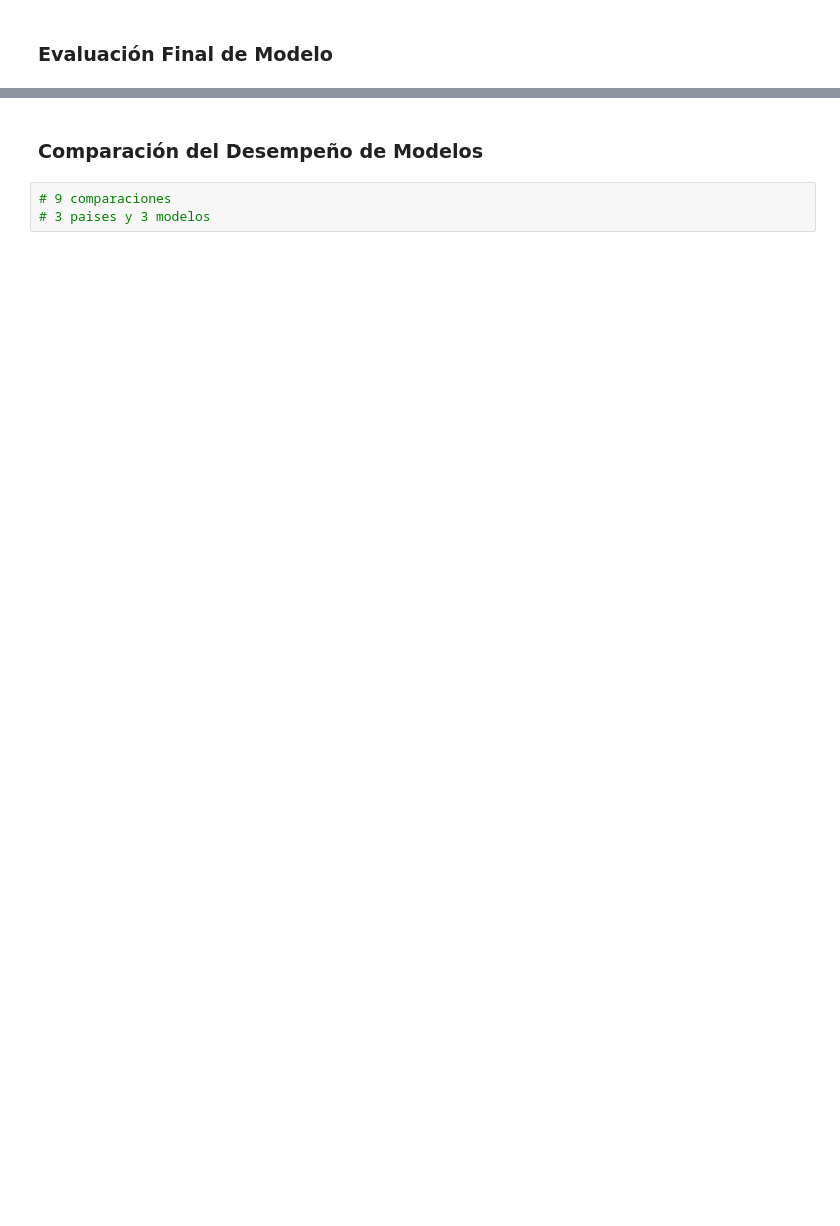
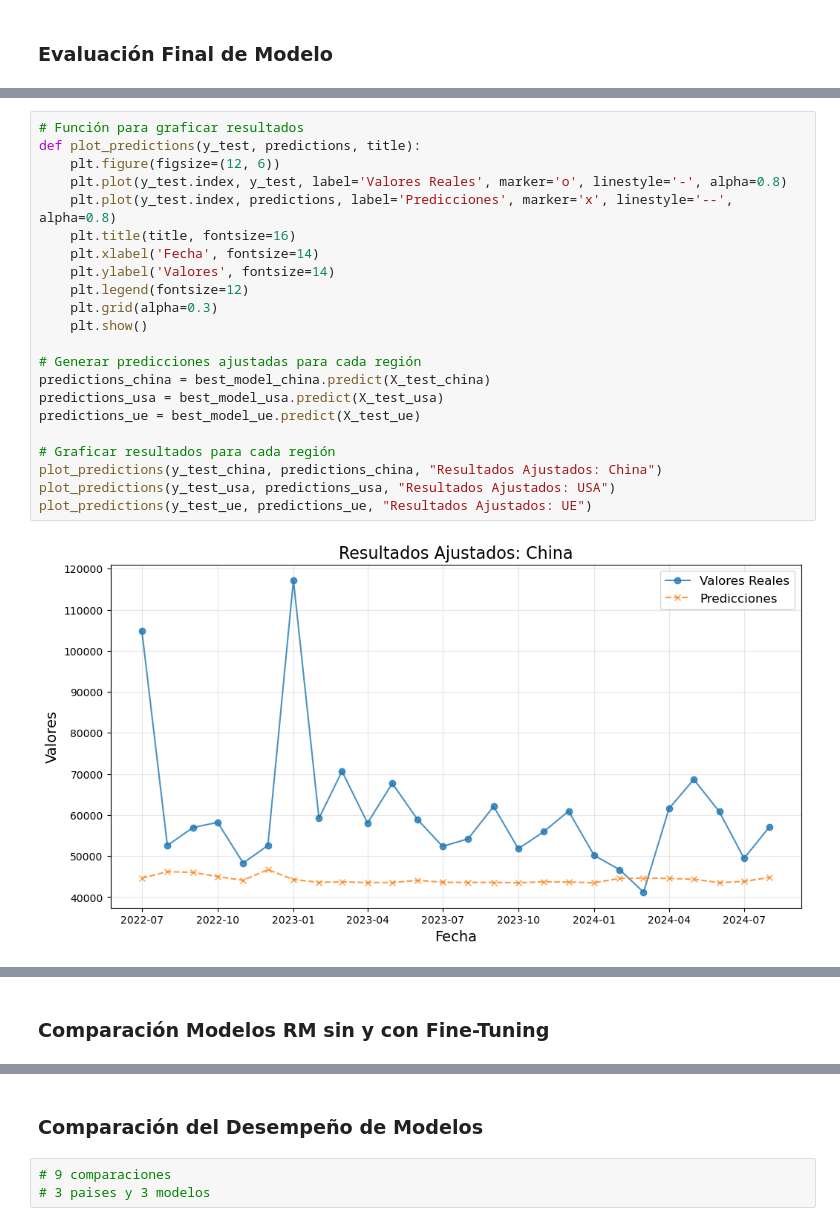
Before and after one commit to huambra/Predicting-Shrimp-Exports, a Jupyter notebook: Sarima.ipynb, the cells around one changed output, grey strips where cells are left out. Drawn from its saved outputs; the diff is of its cells as text; blank space fills up the shorter version.

```diff
--- a/Sarima.ipynb
+++ b/Sarima.ipynb
@@ -160,0 +344,24 @@ aqui hay que hacer hasta dividir los 3 datasets por pais listos para que se pued
+# %%
+# Función para graficar resultados
+def plot_predictions(y_test, predictions, title):
+    plt.figure(figsize=(12, 6))
+    plt.plot(y_test.index, y_test, label='Valores Reales', marker='o', linestyle='-', alpha=0.8)
+    plt.plot(y_test.index, predictions, label='Predicciones', marker='x', linestyle='--', alpha=0.8)
+    plt.title(title, fontsize=16)
+    plt.xlabel('Fecha', fontsize=14)
+    plt.ylabel('Valores', fontsize=14)
+    plt.legend(fontsize=12)
+    plt.grid(alpha=0.3)
+    plt.show()
+
+# Generar predicciones ajustadas para cada región
+predictions_china = best_model_china.predict(X_test_china)
+predictions_usa = best_model_usa.predict(X_test_usa)
+predictions_ue = best_model_ue.predict(X_test_ue)
+
+# Graficar resultados para cada región
+plot_predictions(y_test_china, predictions_china, "Resultados Ajustados: China")
+plot_predictions(y_test_usa, predictions_usa, "Resultados Ajustados: USA")
+plot_predictions(y_test_ue, predictions_ue, "Resultados Ajustados: UE")
+# %% [output]
+[figure, added]
@@ -160,0 +370,2 @@ aqui hay que hacer hasta dividir los 3 datasets por pais listos para que se pued
+# %% [markdown]
+### Comparación Modelos RM sin y con Fine-Tuning
```
Also changed, not shown: parts of 24 cells of this notebook.
